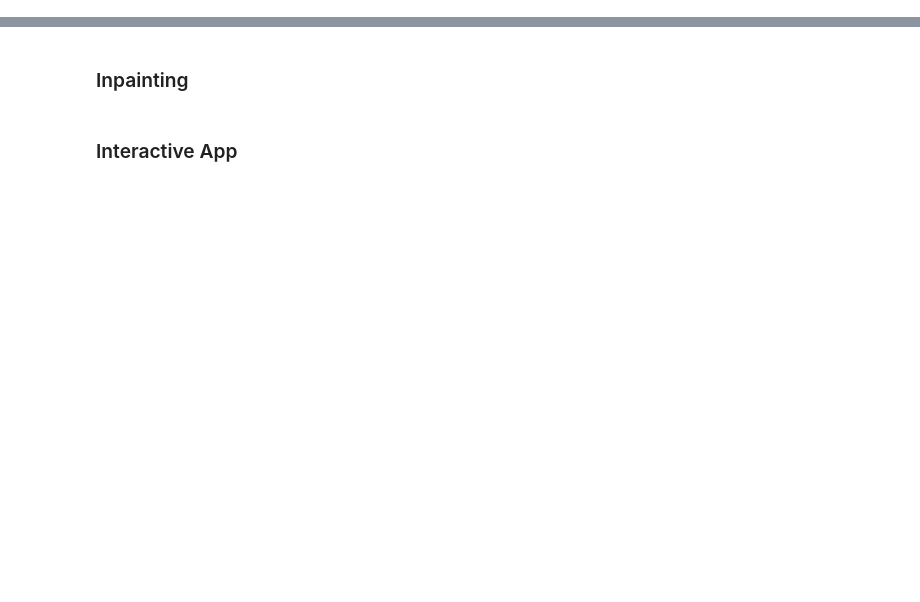
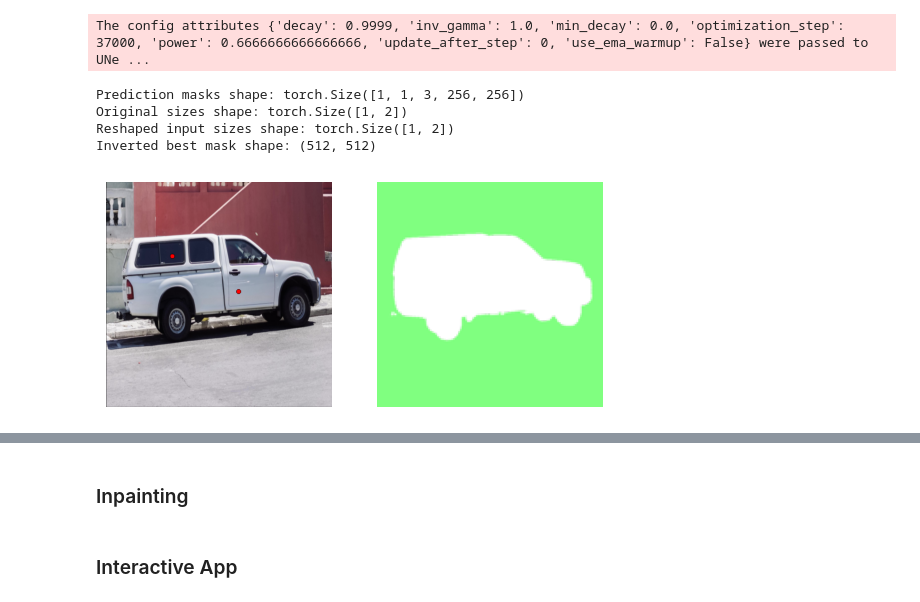
Before and after one commit to kkuwaran/subject-background-inpainting-app, a Jupyter notebook: main.ipynb, the cells around one changed output, grey strips where cells are left out. Saved outputs shown, nothing was run; the diff lists cells and outputs as text; code cells hidden in the pictures; blank space fills up the shorter version.

Commit message:
Update inpainting pipeline

```diff
--- a/main.ipynb
+++ b/main.ipynb
@@ -13,6 +11,57 @@ from diffusers.utils import load_image, make_image_grid
 import app
 # %%
-model_name = "facebook/sam-vit-base"
+sam_model_name = "facebook/sam-vit-base"
+diffusion_model_name = "diffusers/stable-diffusion-xl-1.0-inpainting-0.1"
+
+
 device = "cuda" if torch.cuda.is_available() else "cpu"
-model = SamModel.from_pretrained(model_name).to(device)
-processor = SamProcessor.from_pretrained(model_name)
+model = SamModel.from_pretrained(sam_model_name).to(device)
+processor = SamProcessor.from_pretrained(sam_model_name)
+
+pipeline = AutoPipelineForInpainting.from_pretrained(diffusion_model_name, torch_dtype=torch.float16)
+# This will make it more efficient on our hardware
+pipeline.enable_model_cpu_offload()
+# %% [output]
+The config attributes {'decay': 0.9999, 'inv_gamma': 1.0, 'min_decay': 0.0, 'optimization_step': 37000, 'power': 0.6666666666666666, 'update_after_step': 0, 'use_ema_warmup': False} were passed to UNe ...
+# %%
+image_path = "images/car.png"
+
+
+# open the image and resize it to 512x512 pixels
+raw_image = Image.open(image_path)
+res_raw_image = raw_image.convert("RGB").resize((512, 512))
+
+# define a few points on the image (that indicate where the car is)
+input_points = [[[150, 170], [300, 250]]]
+
+# Create a drawing object
+image_with_stars = res_raw_image.copy()
+draw = ImageDraw.Draw(image_with_stars)
+
+# Draw each point on the image
+for point in input_points[0]:
+    x, y = point
+    radius = 5  # Marker size
+    vertices = (x - radius, y - radius, x + radius, y + radius)
+    draw.ellipse(vertices, fill="red", outline="black")
+
+
+# generate a mask using SAM
+mask = get_processed_inputs(processor, model, res_raw_image, input_points, device, verbose=True)
+# visualize the mask
+mask_image = Image.fromarray(mask_to_rgb(mask))
+res_mask_image = mask_image.resize((128, 128))
+
+
+fig, (ax1, ax2) = plt.subplots(nrows=1, ncols=2)
+ax1.imshow(image_with_stars)
+ax2.imshow(res_mask_image)
+ax1.axis('off')
+ax2.axis('off')
+plt.show()
+# %% [output]
+Prediction masks shape: torch.Size([1, 1, 3, 256, 256])
+Original sizes shape: torch.Size([1, 2])
+Reshaped input sizes shape: torch.Size([1, 2])
+Inverted best mask shape: (512, 512)
+[figure, added]
```
Also changed, not shown: parts of 9 cells of this notebook, 1 other file.
